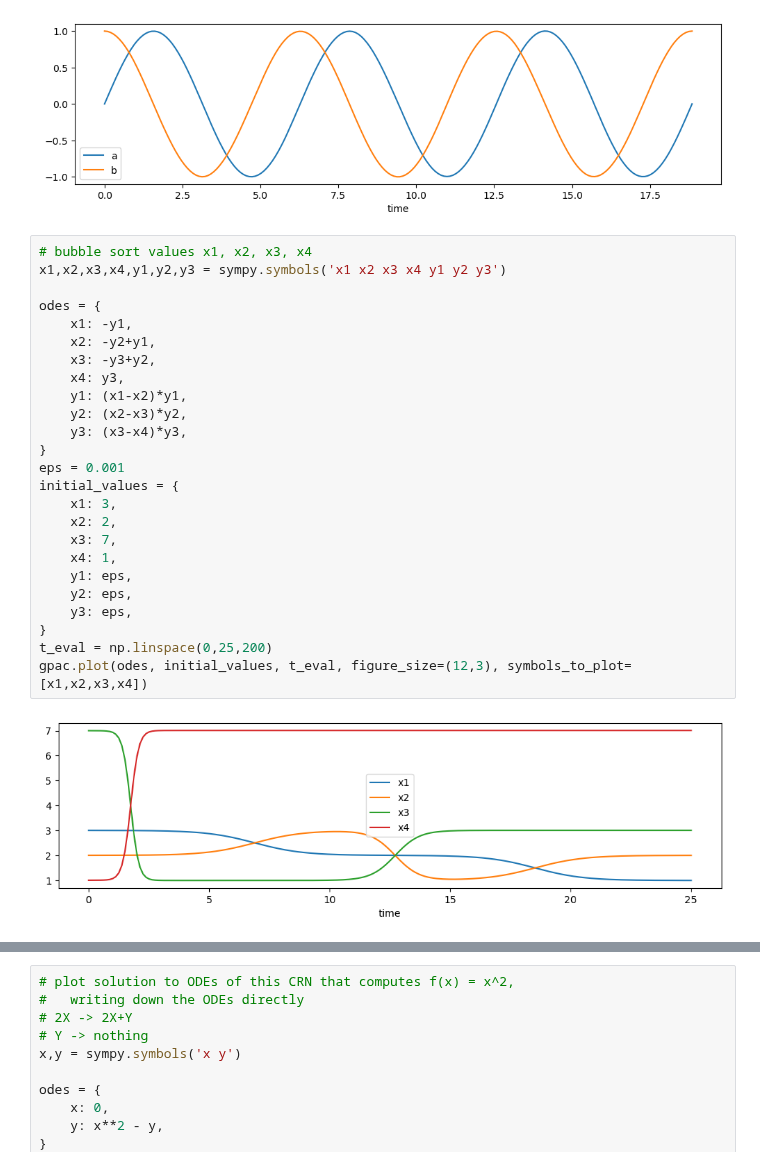
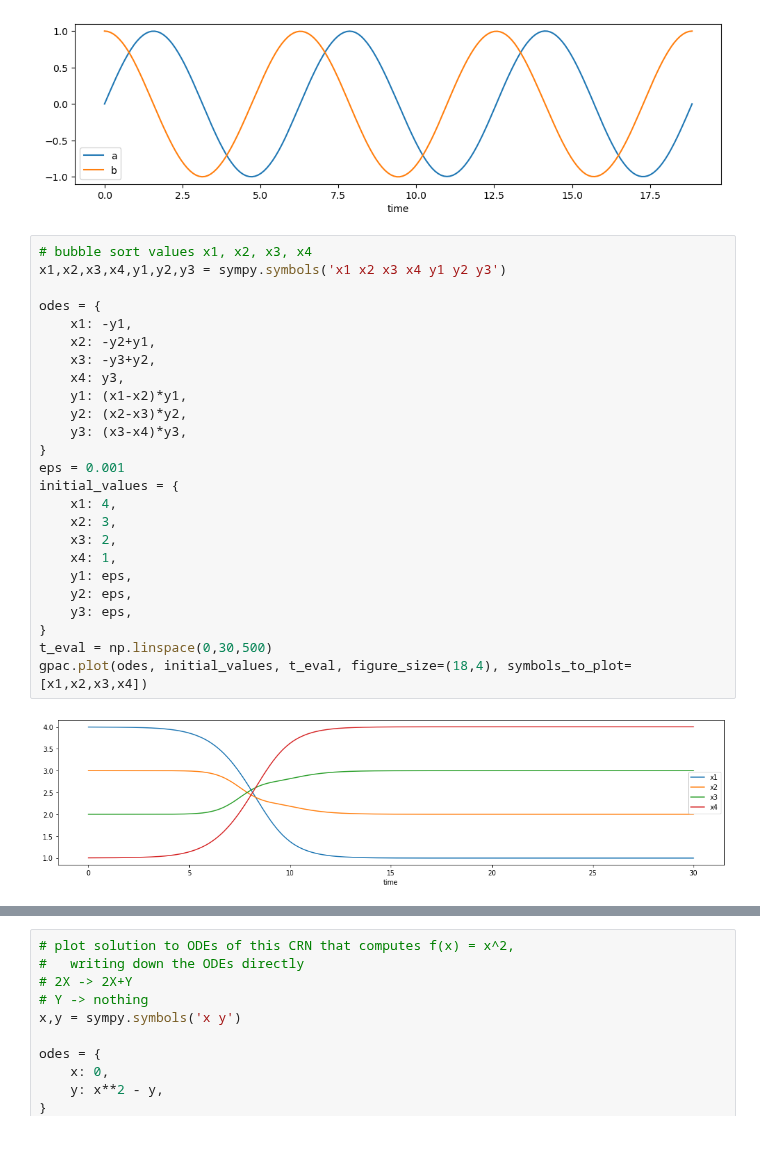
Before and after one commit to UC-Davis-molecular-computing/gpac, a Jupyter notebook: notebook.ipynb, the cells around one changed output, grey strips where cells are left out. Saved outputs shown, nothing was run; the diff lists cells and outputs as text.

```diff
--- a/notebook.ipynb
+++ b/notebook.ipynb
@@ -87,27 +87,27 @@ gpac.plot(odes, initial_values, t_eval=t_eval, figure_size=(12,3), symbols_to_pl
 # %%
 # bubble sort values x1, x2, x3, x4
 x1,x2,x3,x4,y1,y2,y3 = sympy.symbols('x1 x2 x3 x4 y1 y2 y3')
 
 odes = {
     x1: -y1,
     x2: -y2+y1,
     x3: -y3+y2,
     x4: y3,
     y1: (x1-x2)*y1,
     y2: (x2-x3)*y2,
     y3: (x3-x4)*y3,
 }
 eps = 0.001
 initial_values = {
-    x1: 3,
-    x2: 2,
-    x3: 7,
+    x1: 4,
+    x2: 3,
+    x3: 2,
     x4: 1,
     y1: eps,
     y2: eps,
     y3: eps,
 }
-t_eval = np.linspace(0,25,200)
-gpac.plot(odes, initial_values, t_eval, figure_size=(12,3), symbols_to_plot=[x1,x2,x3,x4])
+t_eval = np.linspace(0,30,500)
+gpac.plot(odes, initial_values, t_eval, figure_size=(18,4), symbols_to_plot=[x1,x2,x3,x4])
 # %% [output]
-[figure, old version]
+[figure, new version]
```
Also changed, not shown: parts of 2 cells of this notebook.
